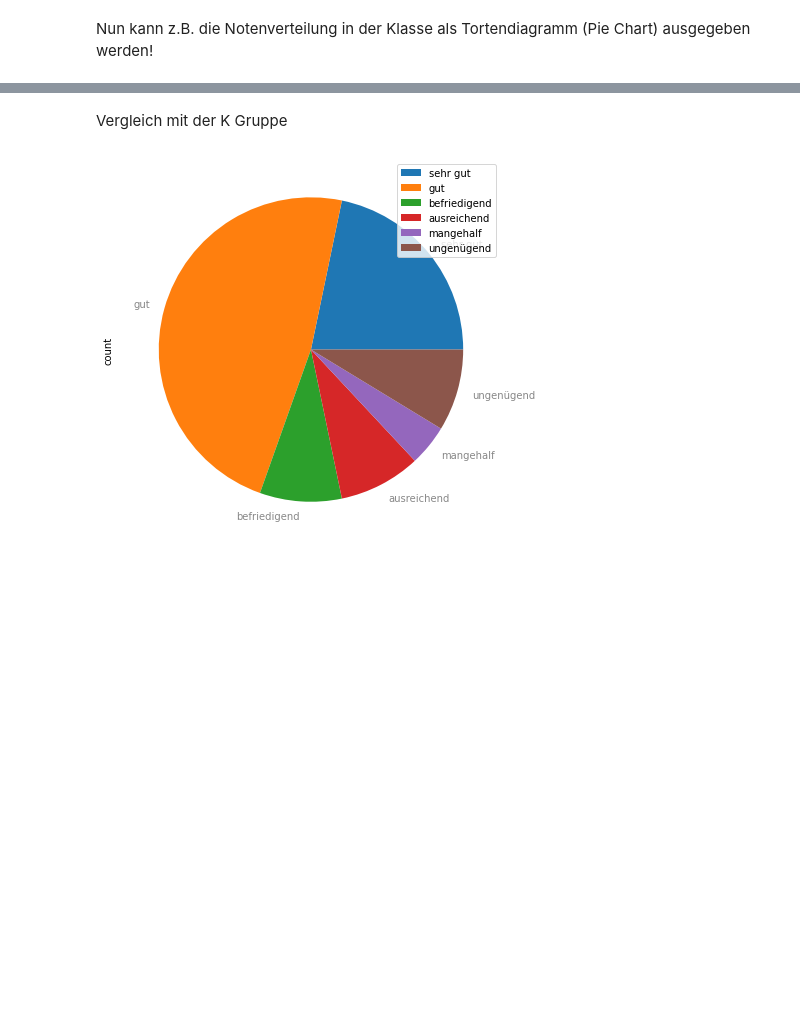
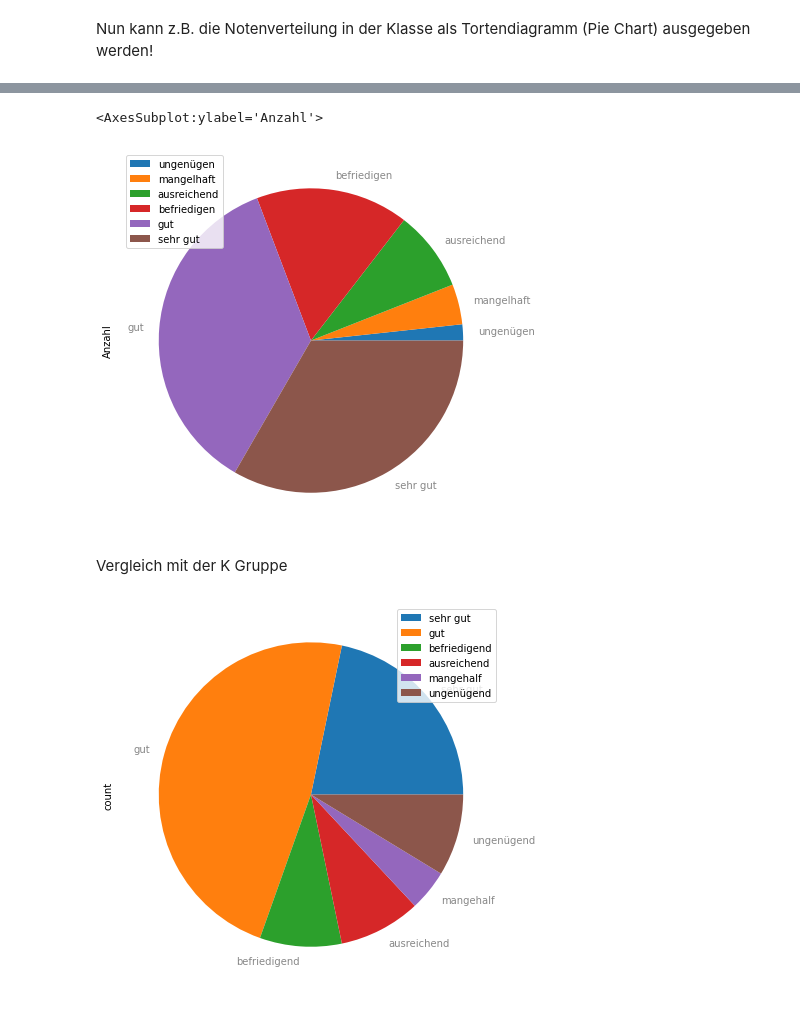
Before and after one commit to jtuttas/datenanalyse, a Jupyter notebook: Moodle.ipynb, the cells around one changed output, grey strips where cells are left out. Cells and saved outputs as stored; diff of their text form; code cells hidden in the pictures; blank space fills up the shorter version.

```diff
--- a/Moodle.ipynb
+++ b/Moodle.ipynb
@@ -99,3 +120,9 @@ plot = grades.plot.pie(y='count', figsize=(7, 7), textprops={'color':"#888888"})
+# %%
+
+df3.plot.pie(y='Anzahl', figsize=(7, 7), textprops={'color':"#888888"})
+# %% [output]
+<AxesSubplot:ylabel='Anzahl'>
+[figure, added]
 # %% [markdown]
 Vergleich mit der K Gruppe
 # %%
```
Also changed, not shown: parts of 7 cells of this notebook, 5 other files.
